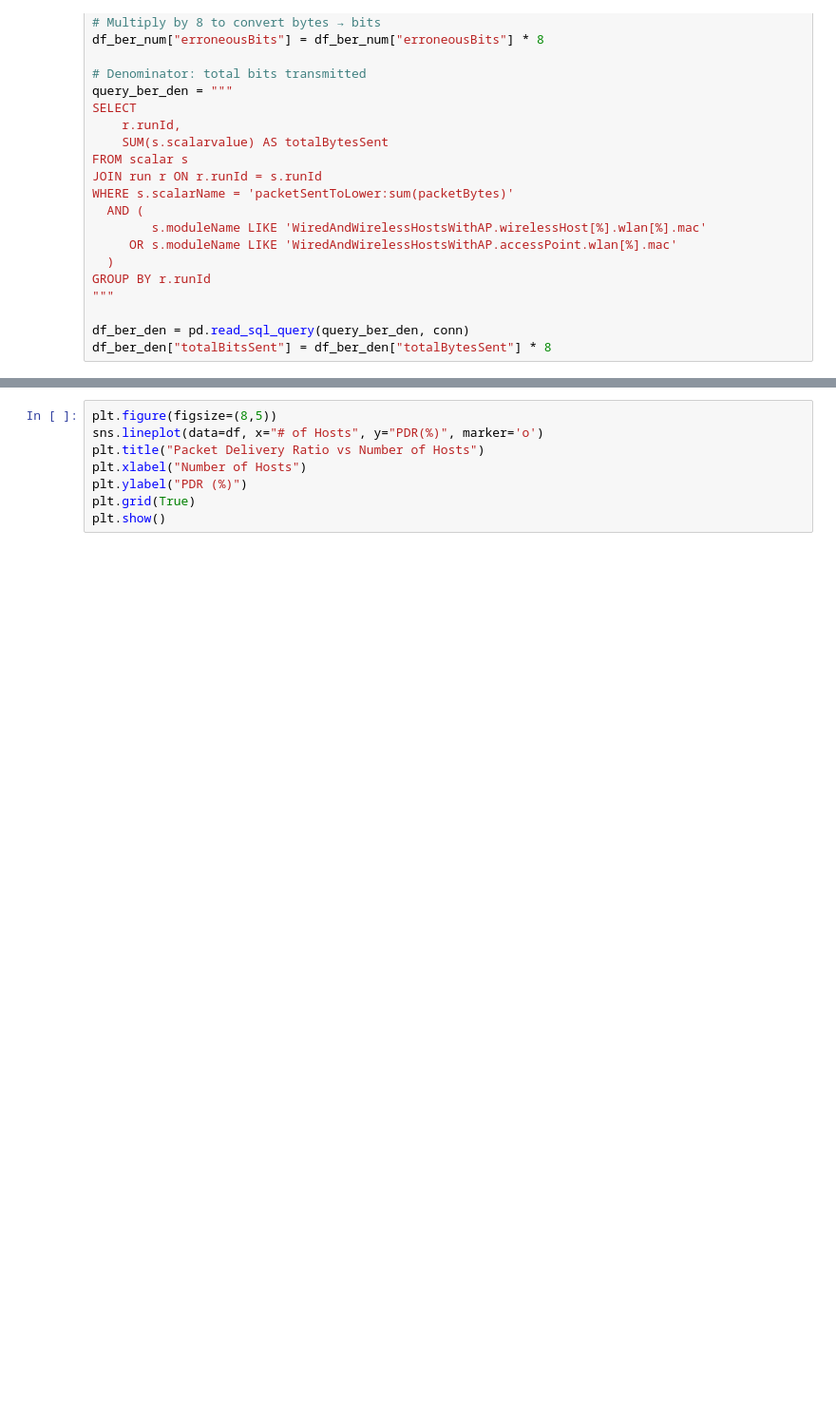
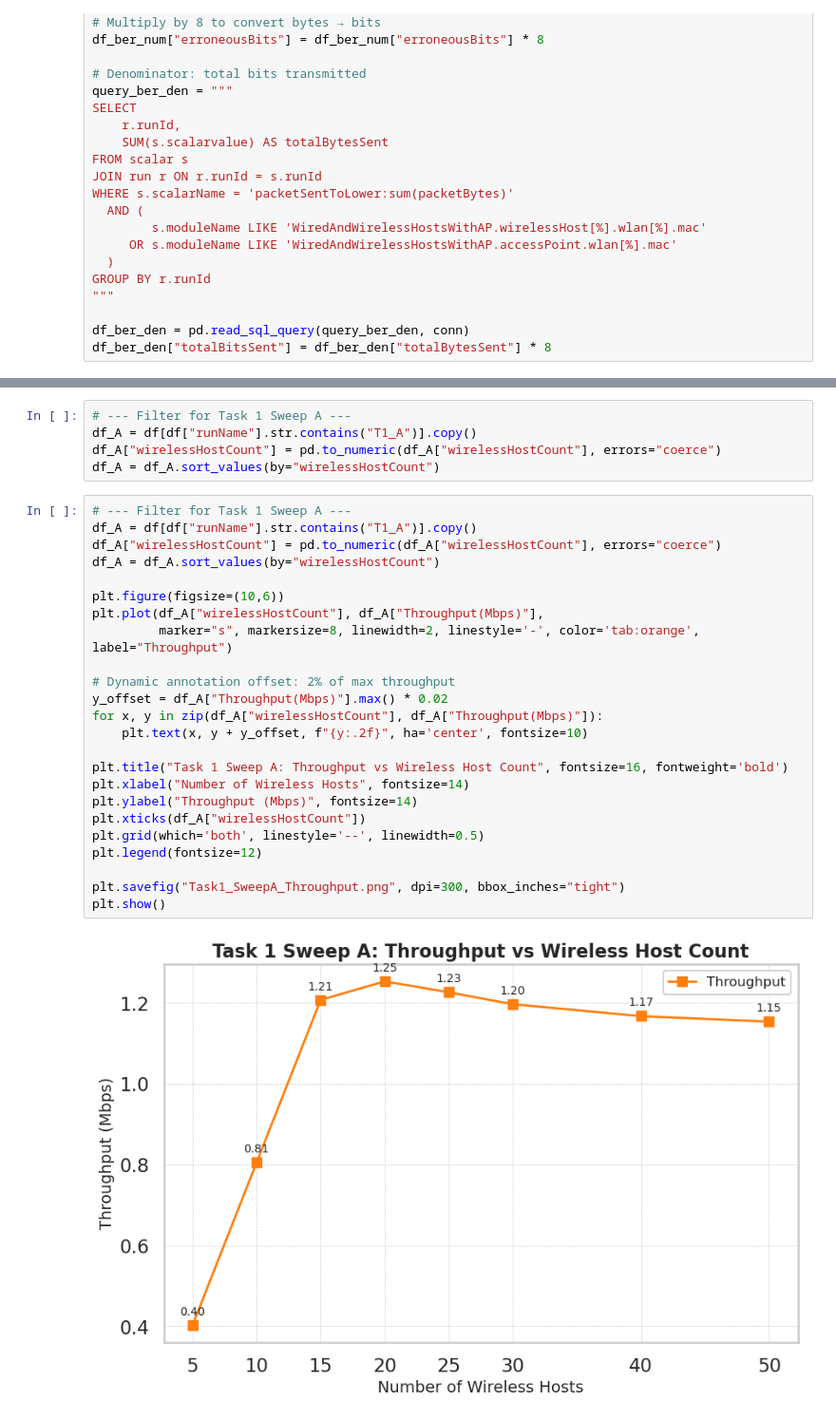
Before and after one commit to minhaz5000/omnet-analysis, a Jupyter notebook: analysis.ipynb, the cells around one changed output, grey strips where cells are left out. Shown at 95% size. Drawn from its saved outputs; the diff is of its cells as text; blank space fills up the shorter version.

```diff
--- a/analysis.ipynb
+++ b/analysis.ipynb
@@ -321,8 +434,31 @@ import seaborn as sns
+# %%
+# --- Filter for Task 1 Sweep A ---
+df_A = df[df["runName"].str.contains("T1_A")].copy()
+df_A["wirelessHostCount"] = pd.to_numeric(df_A["wirelessHostCount"], errors="coerce")
+df_A = df_A.sort_values(by="wirelessHostCount")
 # %%
-plt.figure(figsize=(8,5))
-sns.lineplot(data=df, x="# of Hosts", y="PDR(%)", marker='o')
-plt.title("Packet Delivery Ratio vs Number of Hosts")
-plt.xlabel("Number of Hosts")
-plt.ylabel("PDR (%)")
-plt.grid(True)
+# --- Filter for Task 1 Sweep A ---
+df_A = df[df["runName"].str.contains("T1_A")].copy()
+df_A["wirelessHostCount"] = pd.to_numeric(df_A["wirelessHostCount"], errors="coerce")
+df_A = df_A.sort_values(by="wirelessHostCount")
+
+plt.figure(figsize=(10,6))
+plt.plot(df_A["wirelessHostCount"], df_A["Throughput(Mbps)"],
+         marker="s", markersize=8, linewidth=2, linestyle='-', color='tab:orange', label="Throughput")
+
+# Dynamic annotation offset: 2% of max throughput
+y_offset = df_A["Throughput(Mbps)"].max() * 0.02
+for x, y in zip(df_A["wirelessHostCount"], df_A["Throughput(Mbps)"]):
+    plt.text(x, y + y_offset, f"{y:.2f}", ha='center', fontsize=10)
+
+plt.title("Task 1 Sweep A: Throughput vs Wireless Host Count", fontsize=16, fontweight='bold')
+plt.xlabel("Number of Wireless Hosts", fontsize=14)
+plt.ylabel("Throughput (Mbps)", fontsize=14)
+plt.xticks(df_A["wirelessHostCount"])
+plt.grid(which='both', linestyle='--', linewidth=0.5)
+plt.legend(fontsize=12)
+
+plt.savefig("Task1_SweepA_Throughput.png", dpi=300, bbox_inches="tight")
 plt.show()
+# %% [output]
+[figure, added]
```
Also changed, not shown: parts of 30 cells of this notebook.
